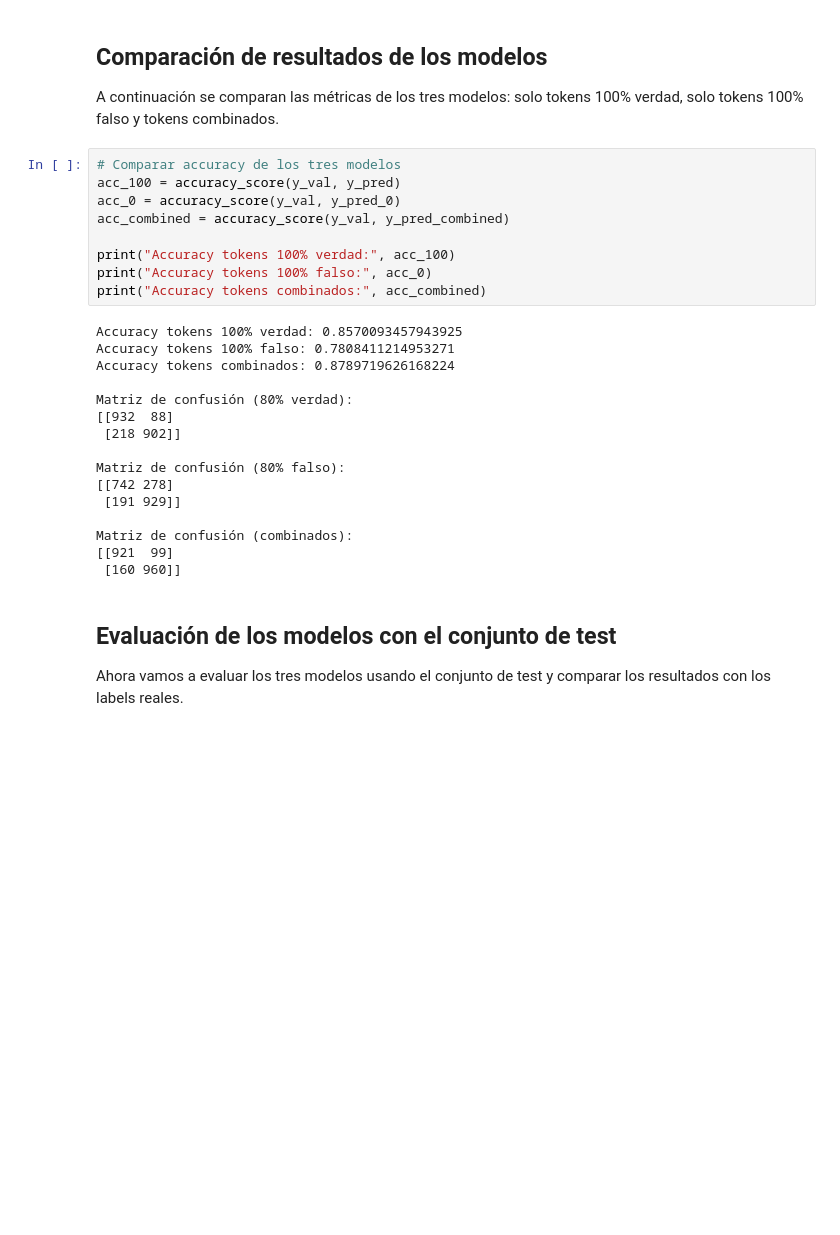
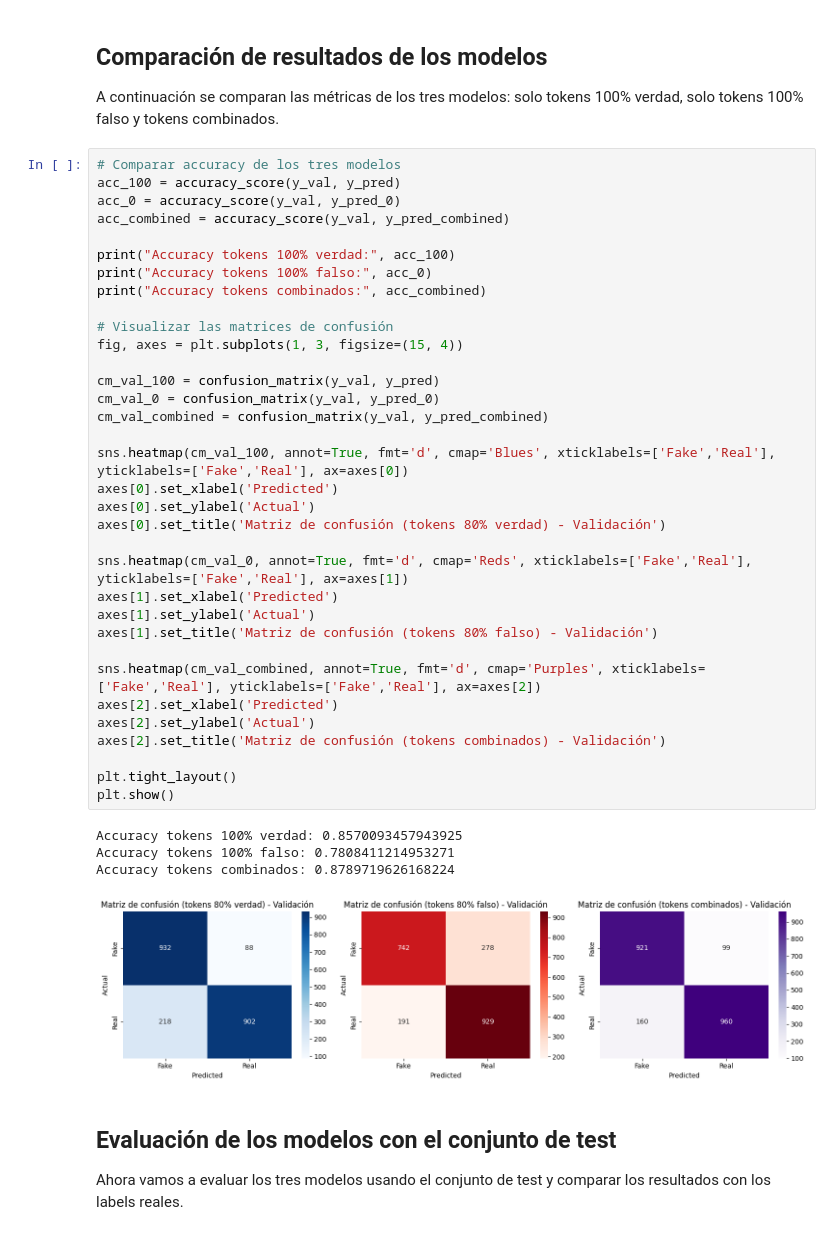
Before and after one commit to JavierPs287/MLTask2, a Jupyter notebook: COVID_analisis_token%.ipynb, the cells around one changed output. Drawn from its saved outputs; the diff is of its cells as text; blank space fills up the shorter version.

Commit message:
Corrección mostrar matrices confusión

```diff
--- a/COVID_analisis_token%.ipynb
+++ b/COVID_analisis_token%.ipynb
@@ -312,28 +312,42 @@ A continuación se comparan las métricas de los tres modelos: solo tokens 100%
 # %%
 # Comparar accuracy de los tres modelos
 acc_100 = accuracy_score(y_val, y_pred)
 acc_0 = accuracy_score(y_val, y_pred_0)
 acc_combined = accuracy_score(y_val, y_pred_combined)
 
 print("Accuracy tokens 100% verdad:", acc_100)
 print("Accuracy tokens 100% falso:", acc_0)
 print("Accuracy tokens combinados:", acc_combined)
+
+# Visualizar las matrices de confusión
+fig, axes = plt.subplots(1, 3, figsize=(15, 4))
+
+cm_val_100 = confusion_matrix(y_val, y_pred)
+cm_val_0 = confusion_matrix(y_val, y_pred_0)
+cm_val_combined = confusion_matrix(y_val, y_pred_combined)
+
+sns.heatmap(cm_val_100, annot=True, fmt='d', cmap='Blues', xticklabels=['Fake','Real'], yticklabels=['Fake','Real'], ax=axes[0])
+axes[0].set_xlabel('Predicted')
+axes[0].set_ylabel('Actual')
+axes[0].set_title('Matriz de confusión (tokens 80% verdad) - Validación')
+
+sns.heatmap(cm_val_0, annot=True, fmt='d', cmap='Reds', xticklabels=['Fake','Real'], yticklabels=['Fake','Real'], ax=axes[1])
+axes[1].set_xlabel('Predicted')
+axes[1].set_ylabel('Actual')
+axes[1].set_title('Matriz de confusión (tokens 80% falso) - Validación')
+
+sns.heatmap(cm_val_combined, annot=True, fmt='d', cmap='Purples', xticklabels=['Fake','Real'], yticklabels=['Fake','Real'], ax=axes[2])
+axes[2].set_xlabel('Predicted')
+axes[2].set_ylabel('Actual')
+axes[2].set_title('Matriz de confusión (tokens combinados) - Validación')
+
+plt.tight_layout()
+plt.show()
 # %% [output]
 Accuracy tokens 100% verdad: 0.8570093457943925
 Accuracy tokens 100% falso: 0.7808411214953271
 Accuracy tokens combinados: 0.8789719626168224
-
-Matriz de confusión (80% verdad):
-[[932  88]
- [218 902]]
-
-Matriz de confusión (80% falso):
-[[742 278]
- [191 929]]
-
-Matriz de confusión (combinados):
-[[921  99]
- [160 960]]
+[figure, added]
 # %% [markdown]
 ## Evaluación de los modelos con el conjunto de test
 Ahora vamos a evaluar los tres modelos usando el conjunto de test y comparar los resultados con los labels reales.
```
Also changed, not shown: parts of 1 cell of this notebook.
